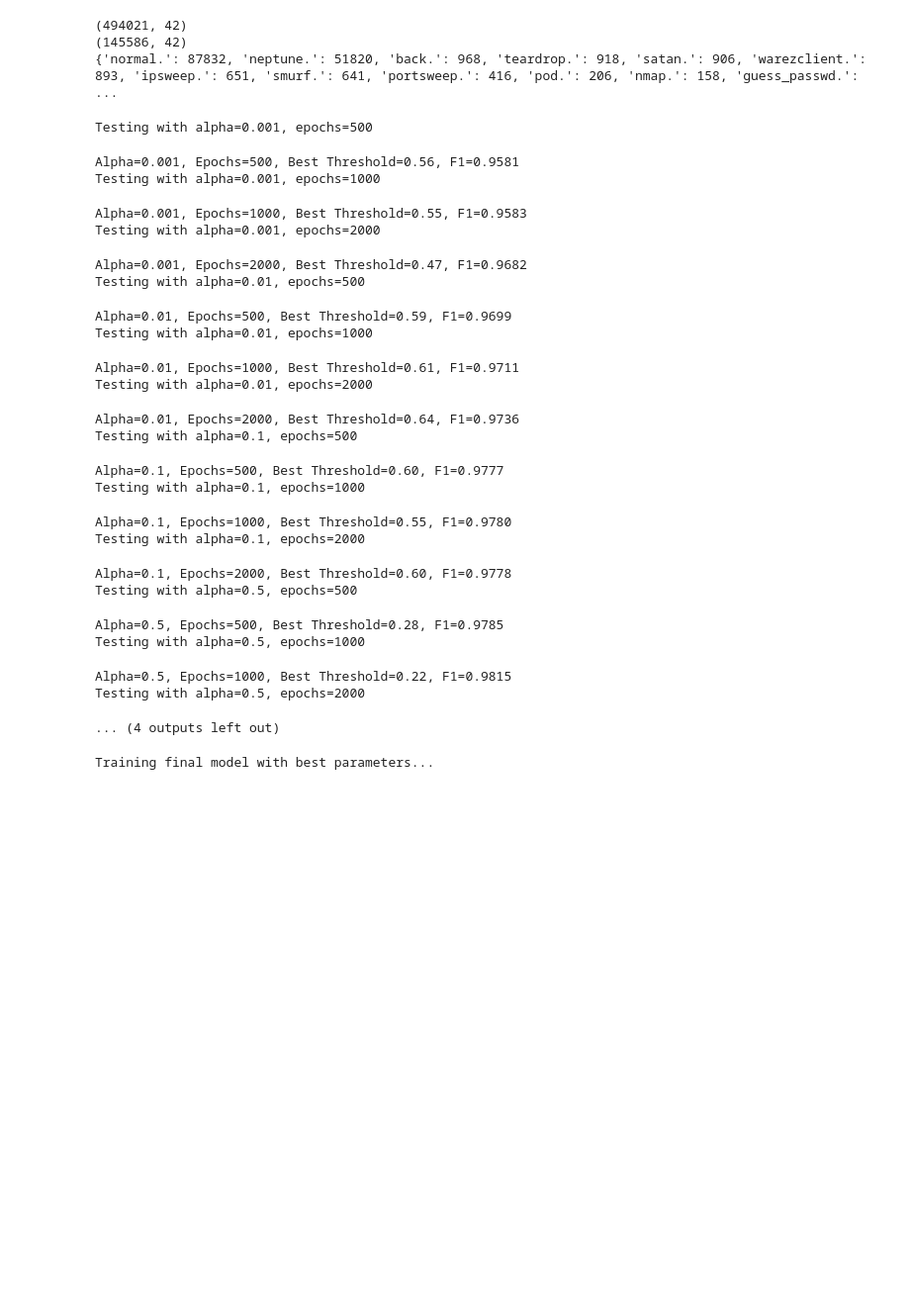
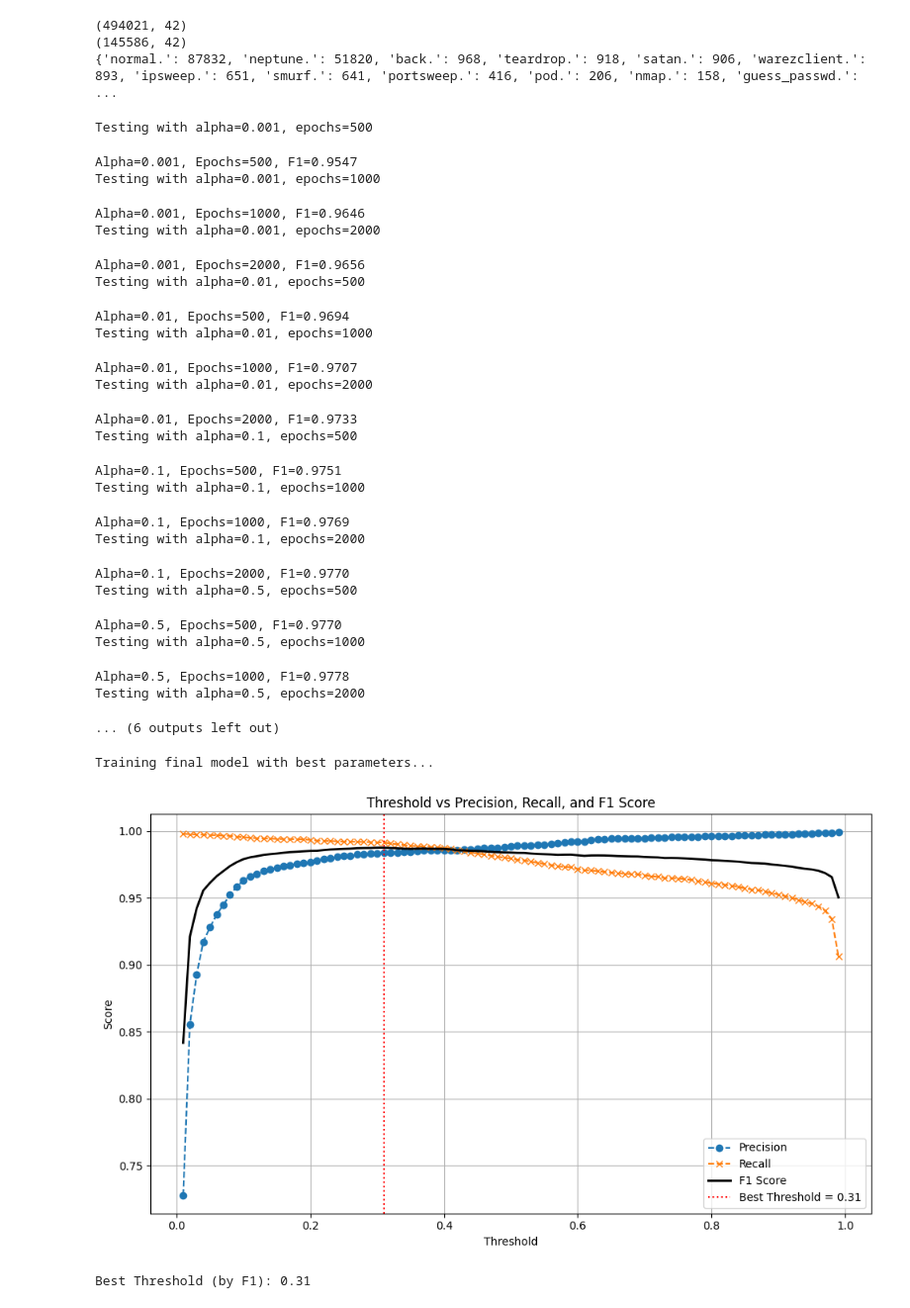
Before and after one commit to Satvik0110/Network-Intrusion-Detector, a Jupyter notebook: NID_using_LR.ipynb, the cells around one changed output. Shown: that part at 99% size. Drawn from its saved outputs; the diff is of its cells as text; code cells hidden in the pictures; blank space fills up the shorter version.

```diff
--- a/NID_using_LR.ipynb
+++ b/NID_using_LR.ipynb
@@ -258,38 +239,44 @@ X_train = scaler.fit_transform(X_train)
 X_val = scaler.transform(X_val)
 X_test = scaler.transform(X_test)
 # %%
-best_alpha, best_epochs, best_threshold = tune_hyperparameters_custom(X_train, y_train, X_val, y_val)
+best_alpha, best_epochs = tune_hyperparameters_custom(X_train, y_train, X_val, y_val)
 # %% [output]
 Testing with alpha=0.001, epochs=500
-Alpha=0.001, Epochs=500, Best Threshold=0.56, F1=0.9581
+Alpha=0.001, Epochs=500, F1=0.9547
 Testing with alpha=0.001, epochs=1000
-Alpha=0.001, Epochs=1000, Best Threshold=0.55, F1=0.9583
+Alpha=0.001, Epochs=1000, F1=0.9646
 Testing with alpha=0.001, epochs=2000
-Alpha=0.001, Epochs=2000, Best Threshold=0.47, F1=0.9682
+Alpha=0.001, Epochs=2000, F1=0.9656
 Testing with alpha=0.01, epochs=500
-Alpha=0.01, Epochs=500, Best Threshold=0.59, F1=0.9699
+Alpha=0.01, Epochs=500, F1=0.9694
 Testing with alpha=0.01, epochs=1000
-Alpha=0.01, Epochs=1000, Best Threshold=0.61, F1=0.9711
+Alpha=0.01, Epochs=1000, F1=0.9707
 Testing with alpha=0.01, epochs=2000
-Alpha=0.01, Epochs=2000, Best Threshold=0.64, F1=0.9736
+Alpha=0.01, Epochs=2000, F1=0.9733
 Testing with alpha=0.1, epochs=500
-Alpha=0.1, Epochs=500, Best Threshold=0.60, F1=0.9777
+Alpha=0.1, Epochs=500, F1=0.9751
 Testing with alpha=0.1, epochs=1000
-Alpha=0.1, Epochs=1000, Best Threshold=0.55, F1=0.9780
+Alpha=0.1, Epochs=1000, F1=0.9769
 Testing with alpha=0.1, epochs=2000
-Alpha=0.1, Epochs=2000, Best Threshold=0.60, F1=0.9778
+Alpha=0.1, Epochs=2000, F1=0.9770
 Testing with alpha=0.5, epochs=500
-Alpha=0.5, Epochs=500, Best Threshold=0.28, F1=0.9785
+Alpha=0.5, Epochs=500, F1=0.9770
 Testing with alpha=0.5, epochs=1000
-Alpha=0.5, Epochs=1000, Best Threshold=0.22, F1=0.9815
+Alpha=0.5, Epochs=1000, F1=0.9778
 Testing with alpha=0.5, epochs=2000
-... (4 outputs left out)
+... (6 outputs left out)
 # %%
 print("\nTraining final model with best parameters...")
 log_reg = LogisticRegression(alpha=best_alpha, epochs=best_epochs)
 log_reg.fit(X_train, y_train)
+
+#Finding Best threshold
+y_val_probs = log_reg.predict_proba(X_val)
+best_threshold = plot_threshold_vs_metrics(y_val, y_val_probs)
 # %% [output]
 Training final model with best parameters...
+[figure, added]
+Best Threshold (by F1): 0.31
 # %%
 # Evaluate on training set
 y_train_probs = log_reg.predict_proba(X_train)
```
Also changed, not shown: parts of 16 cells of this notebook.
